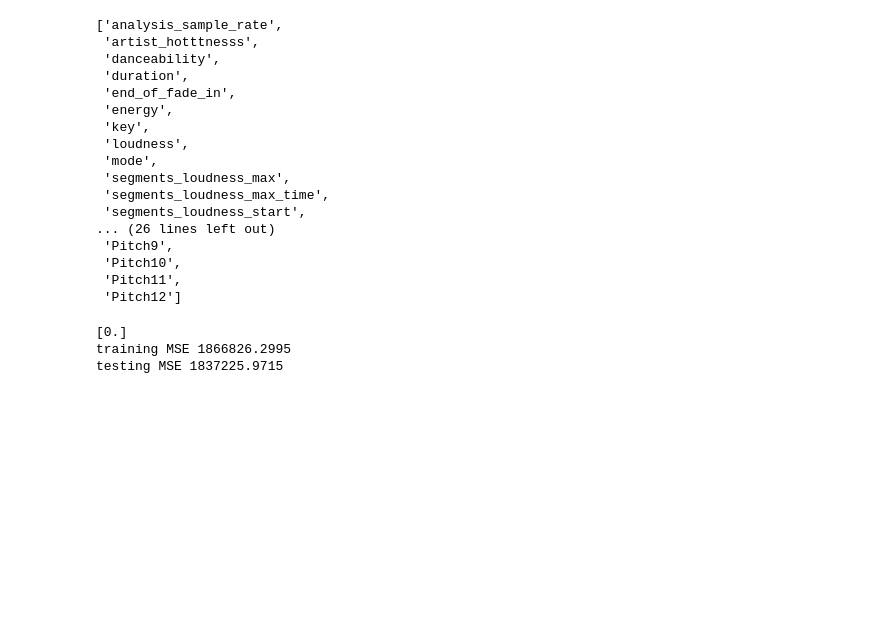
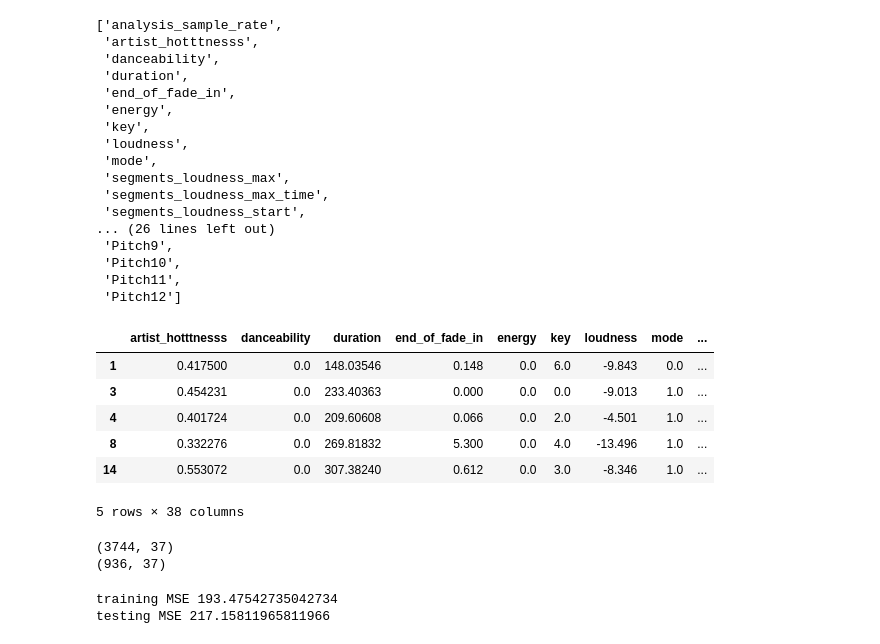
Before and after one commit to tanishqkancharla/10701SongProject, a Jupyter notebook: 10-701-Final-Project/Data Analysis Code.ipynb, the cells around one changed output. Cells and saved outputs as stored; diff of their text form; code cells hidden in the pictures; blank space fills up the shorter version.

Commit message:
Got training loss and testing loss

```diff
--- a/10-701-Final-Project/Data Analysis Code.ipynb
+++ b/10-701-Final-Project/Data Analysis Code.ipynb
@@ -300,5 +300,17 @@ finalWorkingDF['tatums_mean'] = diffLists
 # %%
 finalWorkingDF = finalWorkingDF.drop('tatums_start', axis=1)
 finalWorkingDF.to_pickle("finalWorkingDF")
+# %%
+finalWorkingDF = pd.read_pickle("finalWorkingDF")
+finalWorkingDF = finalWorkingDF[finalWorkingDF.year != 0]
+finalWorkingDF.head(5)
+# %% [output]
+|  | artist_hotttnesss | danceability | duration | end_of_fade_in | energy | key | loudness | mode | ... |
+| 1 | 0.417500 | 0.0 | 148.03546 | 0.148 | 0.0 | 6.0 | -9.843 | 0.0 | ... |
+| 3 | 0.454231 | 0.0 | 233.40363 | 0.000 | 0.0 | 0.0 | -9.013 | 1.0 | ... |
+| 4 | 0.401724 | 0.0 | 209.60608 | 0.066 | 0.0 | 2.0 | -4.501 | 1.0 | ... |
+| 8 | 0.332276 | 0.0 | 269.81832 | 5.300 | 0.0 | 4.0 | -13.496 | 1.0 | ... |
+| 14 | 0.553072 | 0.0 | 307.38240 | 0.612 | 0.0 | 3.0 | -8.346 | 1.0 | ... |
+5 rows × 38 columns
 # %%
 
@@ -318,6 +329,12 @@ x_trainNumPy = x_train.to_numpy()
 x_testNumPy = x_test.to_numpy()
 y_trainNumPy = y_train.to_numpy()
 y_testNumPy = y_test.to_numpy()
+# %%
+print(x_trainNumPy.shape)
+print(x_testNumPy.shape)
+# %% [output]
+(3744, 37)
+(936, 37)
 # %%
 ###################### KNN CLASSIFIER ########################
 from sklearn.metrics import mean_squared_error
@@ -336,6 +353,5 @@ testMSE = mean_squared_error(y_testNumPy, nnClassifier.predict(x_testNumPy))
 print("training MSE", trainMSE)
 print("testing MSE", testMSE)
 # %% [output]
-[0.]
-training MSE 1866826.2995
-testing MSE 1837225.9715
+training MSE 193.47542735042734
+testing MSE 217.15811965811966
```
Also changed, not shown: parts of 6 cells of this notebook.
